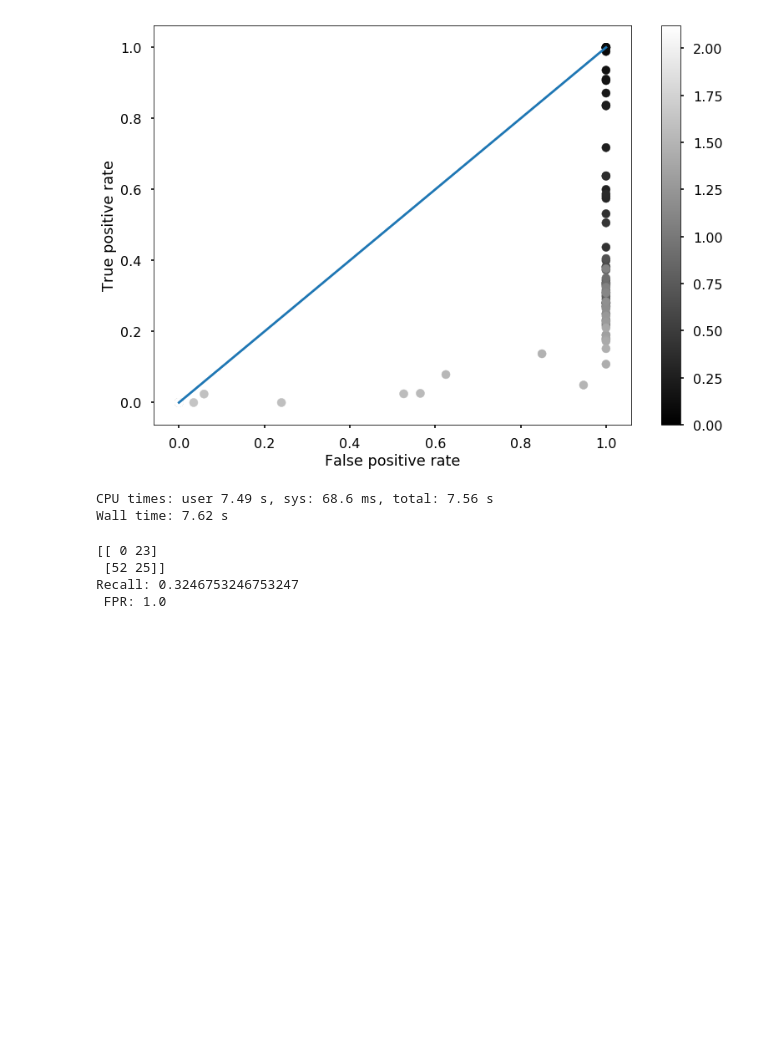
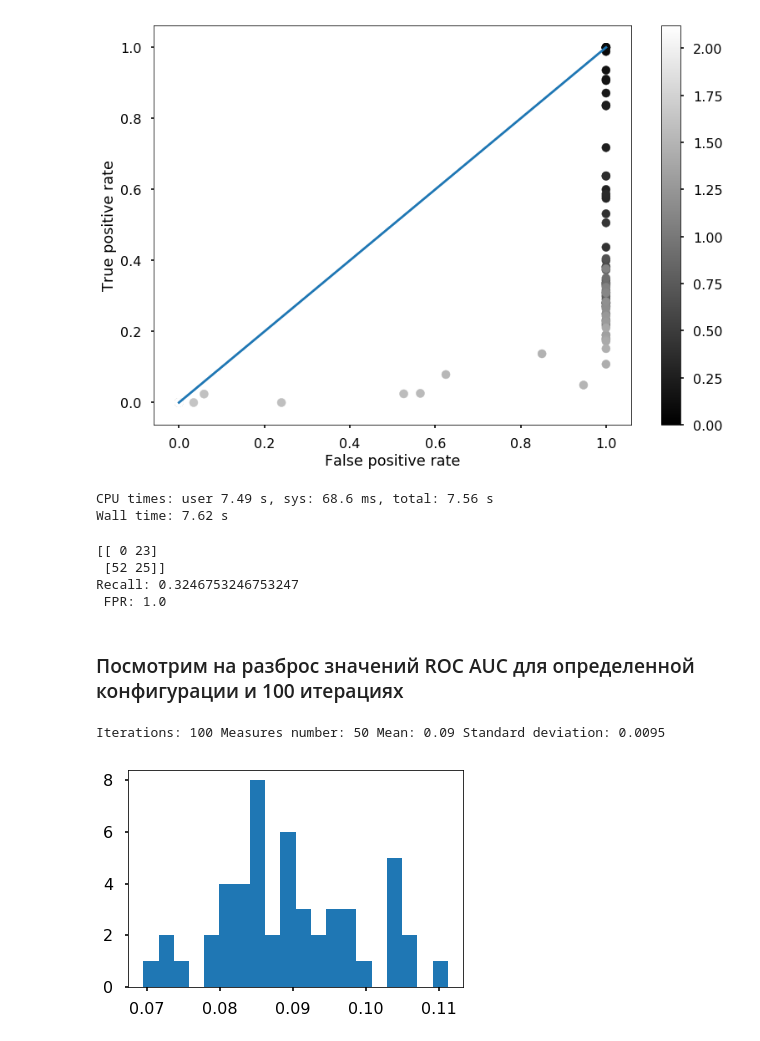
Before and after one commit to Klimmy/nir-ssa, a Jupyter notebook: 3rd semester/Pipeline.ipynb, the cells around one changed output. Drawn from its saved outputs; the diff is of its cells as text; code cells hidden in the pictures; blank space fills up the shorter version.

```diff
--- a/3rd semester/Pipeline.ipynb
+++ b/3rd semester/Pipeline.ipynb
@@ -580,3 +994,5 @@ Wall time: 7.62 s
  [52 25]]
 Recall: 0.3246753246753247
  FPR: 1.0
+# %% [markdown]
+### Посмотрим на разброс значений ROC AUC для определенной конфигурации и 100 итерациях
@@ -582,0 +1087,11 @@ Recall: 0.3246753246753247
+# %%
+print('Iterations: 100 Measures number: {} Mean: {} Standard deviation: {}'.format(len(roc_list_2),
+                                                                   round(np.mean(roc_list_2),2),
+                                                                   round(np.sqrt(np.var(roc_list_2)),4)
+                                                                  )
+     )
+plt.hist(roc_list_2, bins=20)
+plt.show()
+# %% [output]
+Iterations: 100 Measures number: 50 Mean: 0.09 Standard deviation: 0.0095
+[figure, added]
```
Also changed, not shown: parts of 22 cells of this notebook, 1 other file.
